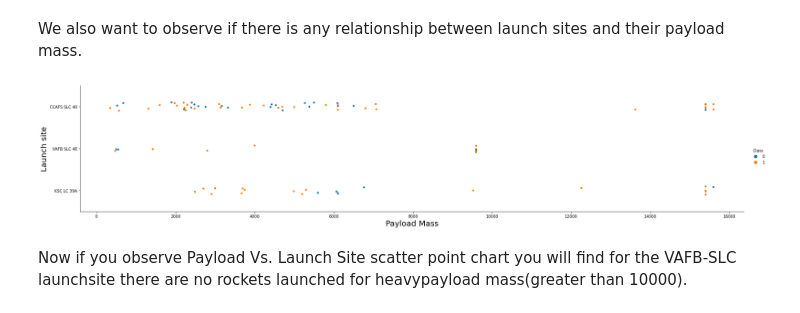
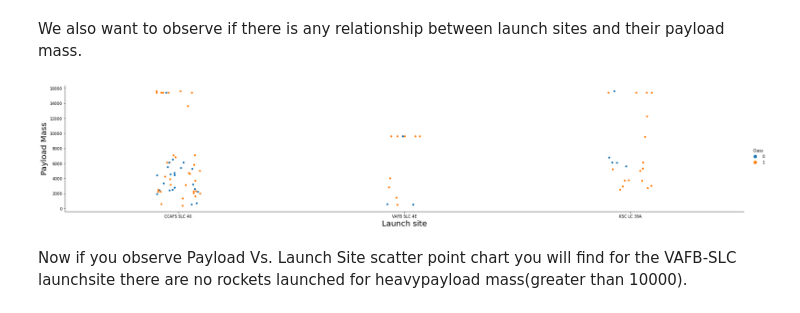
Before and after one commit to drhuicheng/IBMDataScience, a Jupyter notebook: EDA with Data Visualization.ipynb, the cells around one changed output. Saved outputs shown, nothing was run; the diff lists cells and outputs as text; code cells hidden in the pictures.

```diff
--- a/EDA with Data Visualization.ipynb
+++ b/EDA with Data Visualization.ipynb
@@ -98,12 +98,12 @@ Now try to explain the patterns you found in the Flight Number vs. Launch Site s
 We also want to observe if there is any relationship between launch sites and their payload mass.
 # %%
 # Plot a scatter point chart with x axis to be Pay Load Mass (kg) and y axis to be the launch site, and hue to be the class value
-sns.catplot(y="LaunchSite", x="PayloadMass", hue="Class", data=df, aspect = 5)
-plt.xlabel("Payload Mass",fontsize=20)
-plt.ylabel("Launch site",fontsize=20)
+sns.catplot(x="LaunchSite", y="PayloadMass", hue="Class", data=df, aspect = 5)
+plt.ylabel("Payload Mass",fontsize=20)
+plt.xlabel("Launch site",fontsize=20)
 plt.show()
 # %% [output]
-[figure, old version]
+[figure, new version]
 # %% [markdown]
 Now if you observe Payload Vs. Launch Site scatter point chart you will find for the VAFB-SLC  launchsite there are no  rockets  launched for  heavypayload mass(greater than 10000).
 # %% [markdown]
```
Also changed, not shown: parts of 2 cells of this notebook.
